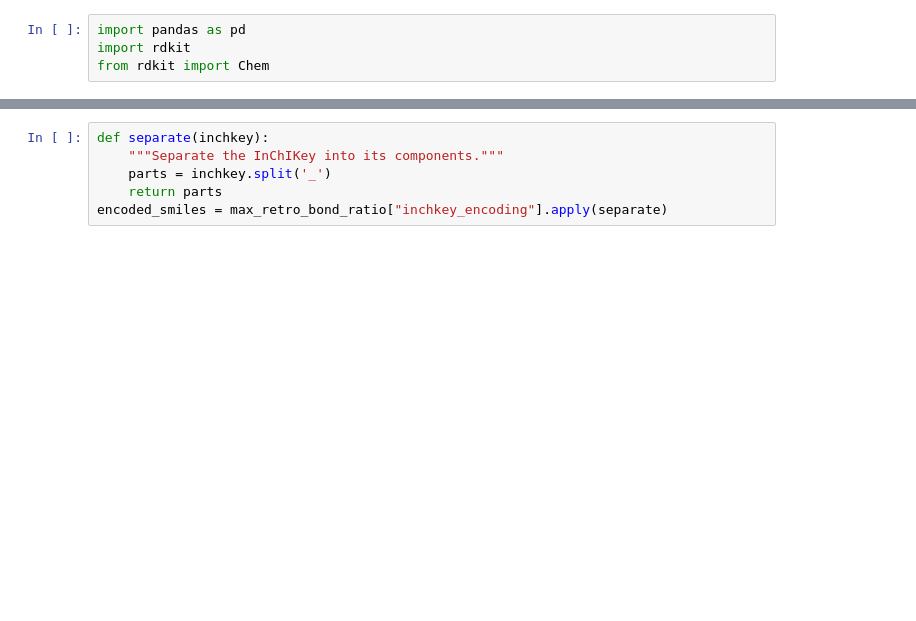
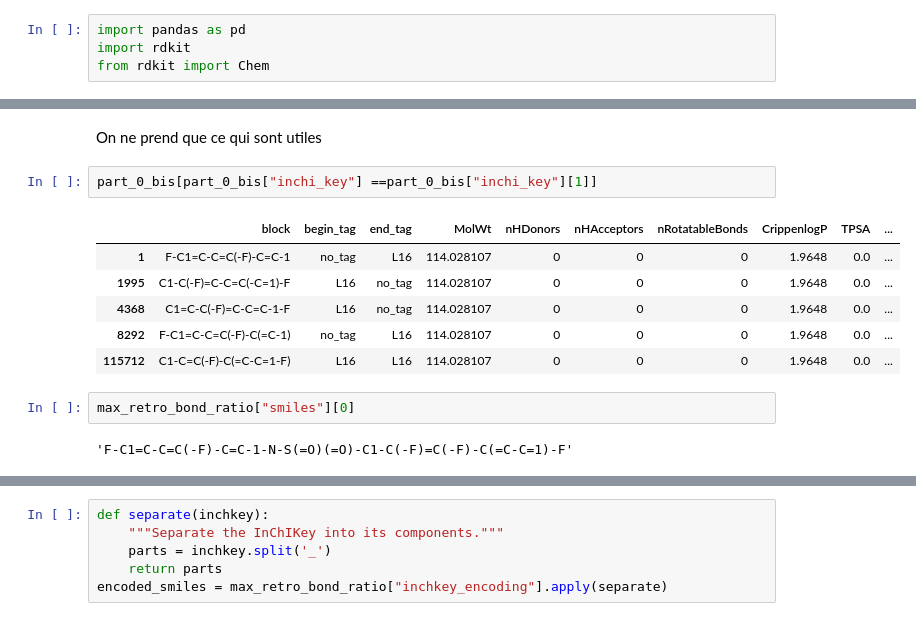
Before and after one commit to haaariiish/Guacamoliency, a Jupyter notebook: notebooks/inchies_key_analysis.ipynb, the cells around one changed output, grey strips where cells are left out. Saved outputs shown, nothing was run; the diff lists cells and outputs as text; blank space fills up the shorter version.

```diff
--- a/notebooks/inchies_key_analysis.ipynb
+++ b/notebooks/inchies_key_analysis.ipynb
@@ -99,0 +138,15 @@ part_0[part_0["inchi_key"] == "UIKXTMTWDUBQNA-UHFFFAOYSA-N"]
+# %% [markdown]
+On ne prend que ce qui sont utiles
+# %%
+part_0_bis[part_0_bis["inchi_key"] ==part_0_bis["inchi_key"][1]]
+# %% [output]
+|  | block | begin_tag | end_tag | MolWt | nHDonors | nHAcceptors | nRotatableBonds | CrippenlogP | TPSA | ... |
+| 1 | F-C1=C-C=C(-F)-C=C-1 | no_tag | L16 | 114.028107 | 0 | 0 | 0 | 1.9648 | 0.0 | ... |
+| 1995 | C1-C(-F)=C-C=C(-C=1)-F | L16 | no_tag | 114.028107 | 0 | 0 | 0 | 1.9648 | 0.0 | ... |
+| 4368 | C1=C-C(-F)=C-C=C-1-F | L16 | no_tag | 114.028107 | 0 | 0 | 0 | 1.9648 | 0.0 | ... |
+| 8292 | F-C1=C-C=C(-F)-C(=C-1) | no_tag | L16 | 114.028107 | 0 | 0 | 0 | 1.9648 | 0.0 | ... |
+| 115712 | C1-C=C(-F)-C(=C-C=1-F) | L16 | L16 | 114.028107 | 0 | 0 | 0 | 1.9648 | 0.0 | ... |
+# %%
+max_retro_bond_ratio["smiles"][0]
+# %% [output]
+'F-C1=C-C=C(-F)-C=C-1-N-S(=O)(=O)-C1-C(-F)=C(-F)-C(=C-C=1)-F'
```
Also changed, not shown: parts of 52 cells of this notebook, 8 other files.
